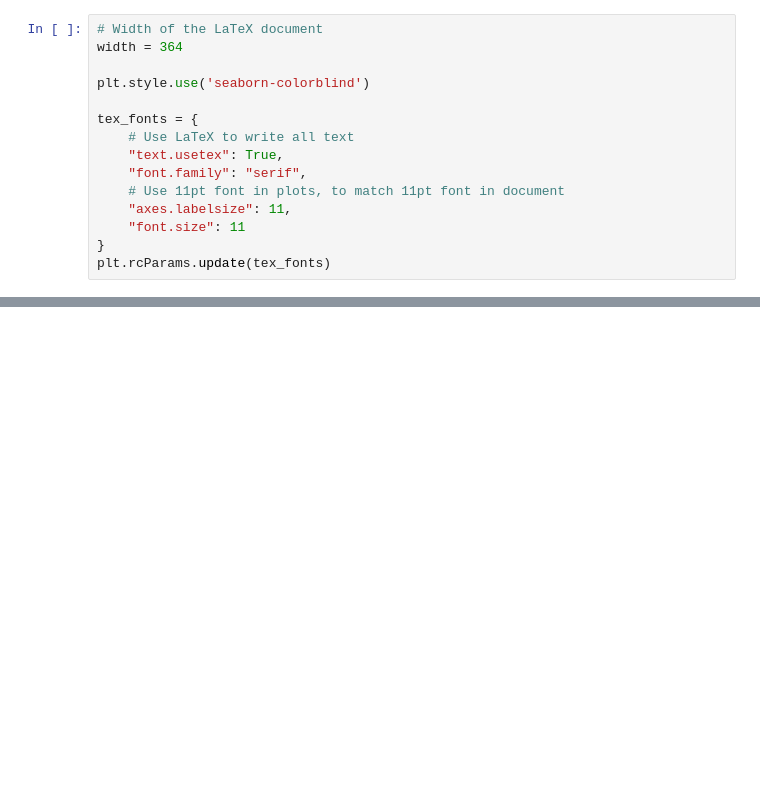
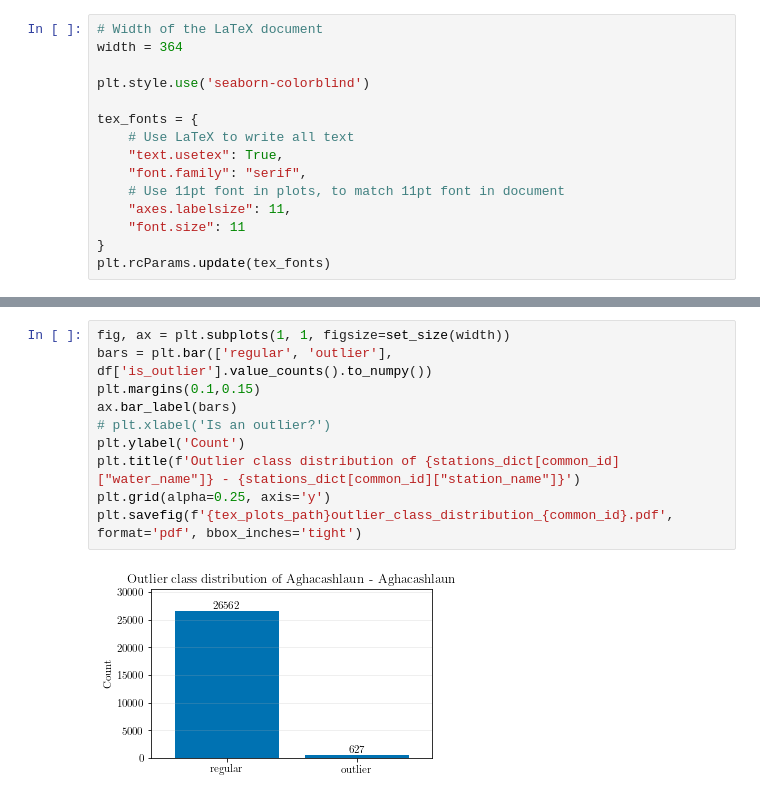
Before and after one commit to cellularegg/bachelor-thesis-code, a Jupyter notebook: explorative_data_analysis.ipynb, the cells around one changed output, grey strips where cells are left out. Saved outputs shown, nothing was run; the diff lists cells and outputs as text; blank space fills up the shorter version.

```diff
--- a/explorative_data_analysis.ipynb
+++ b/explorative_data_analysis.ipynb
@@ -107 +106,13 @@ display(df.describe())
 | max | 190.000000 |
+# %%
+fig, ax = plt.subplots(1, 1, figsize=set_size(width))
+bars = plt.bar(['regular', 'outlier'], df['is_outlier'].value_counts().to_numpy())
+plt.margins(0.1,0.15)
+ax.bar_label(bars)
+# plt.xlabel('Is an outlier?')
+plt.ylabel('Count')
+plt.title(f'Outlier class distribution of {stations_dict[common_id]["water_name"]} - {stations_dict[common_id]["station_name"]}')
+plt.grid(alpha=0.25, axis='y')
+plt.savefig(f'{tex_plots_path}outlier_class_distribution_{common_id}.pdf', format='pdf', bbox_inches='tight')
+# %% [output]
+[figure, added]
```
Also changed, not shown: parts of 15 cells of this notebook, 5 other files.
